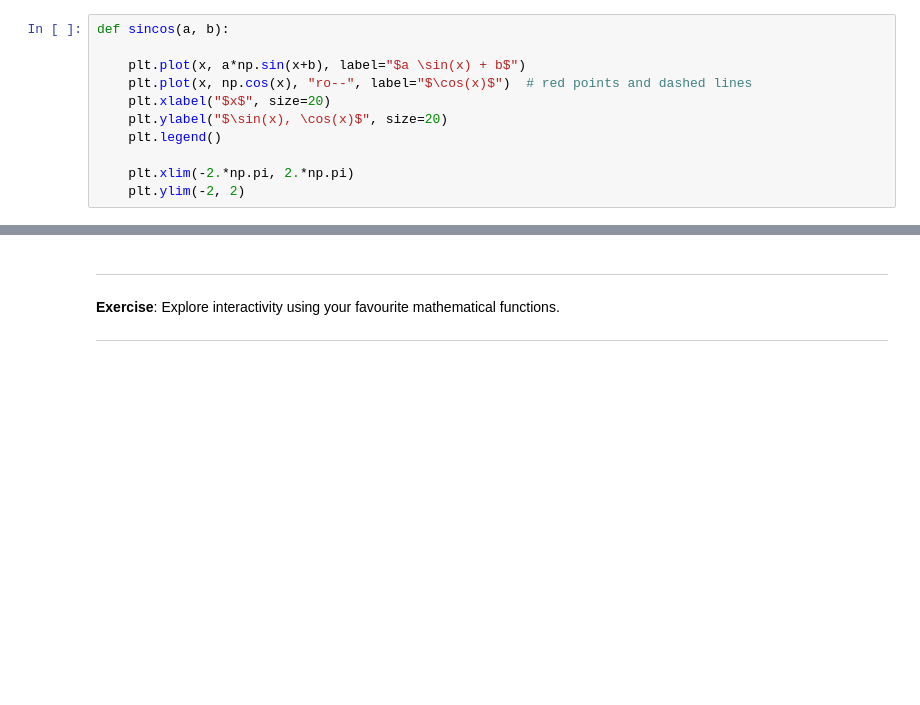
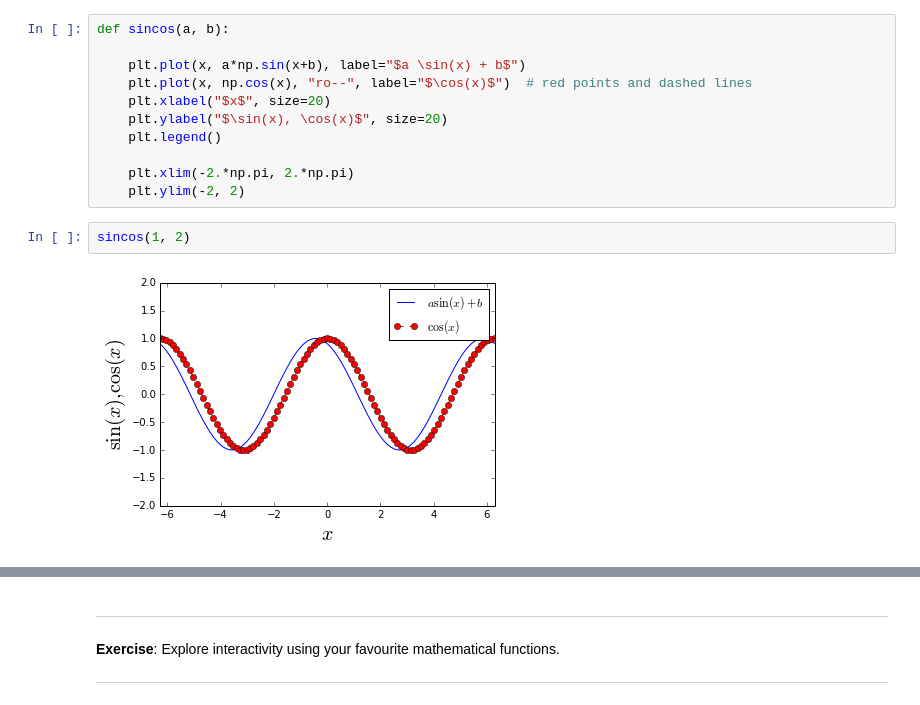
Before and after one commit to dpsanders/scipy_2014_python, a Jupyter notebook: Starting out with SciPy.ipynb, the cells around one changed output, grey strips where cells are left out. Cells and saved outputs as stored; diff of their text form; blank space fills up the shorter version.

```diff
--- a/Starting out with SciPy.ipynb
+++ b/Starting out with SciPy.ipynb
@@ -254,5 +274,9 @@ def sincos(a, b):
 
     plt.xlim(-2.*np.pi, 2.*np.pi)
     plt.ylim(-2, 2)
+# %%
+sincos(1, 2)
+# %% [output]
+[figure, added]
 # %%
 widgets.interact(sincos, a=(-5, 5, 0.1), b=(-5, 5, 0.1))
```
Also changed, not shown: parts of 37 cells of this notebook, 7 other files.
